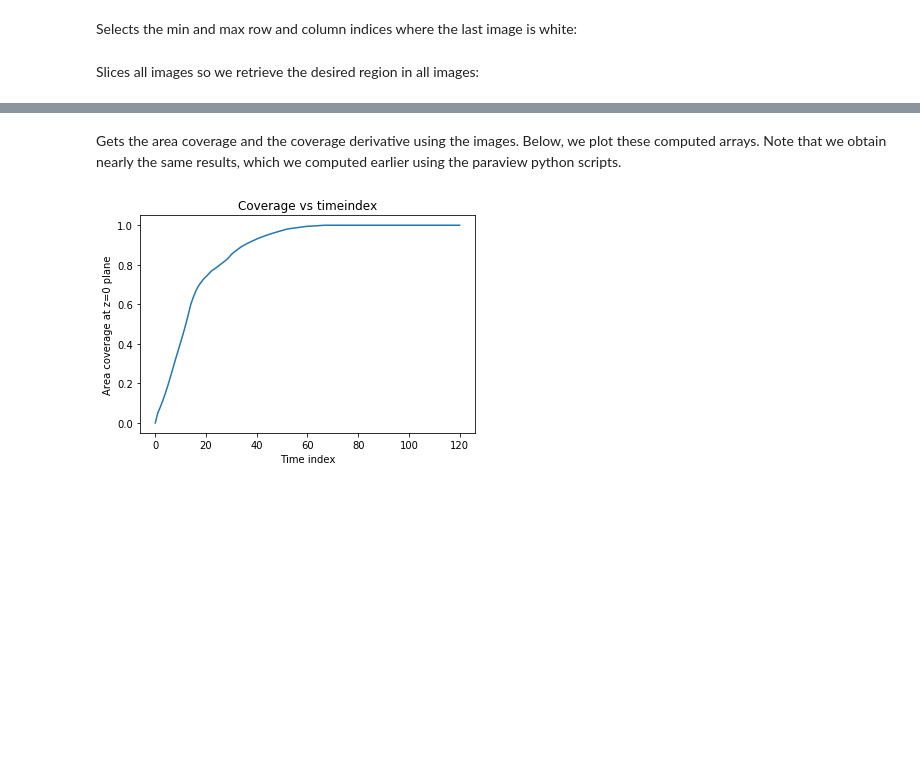
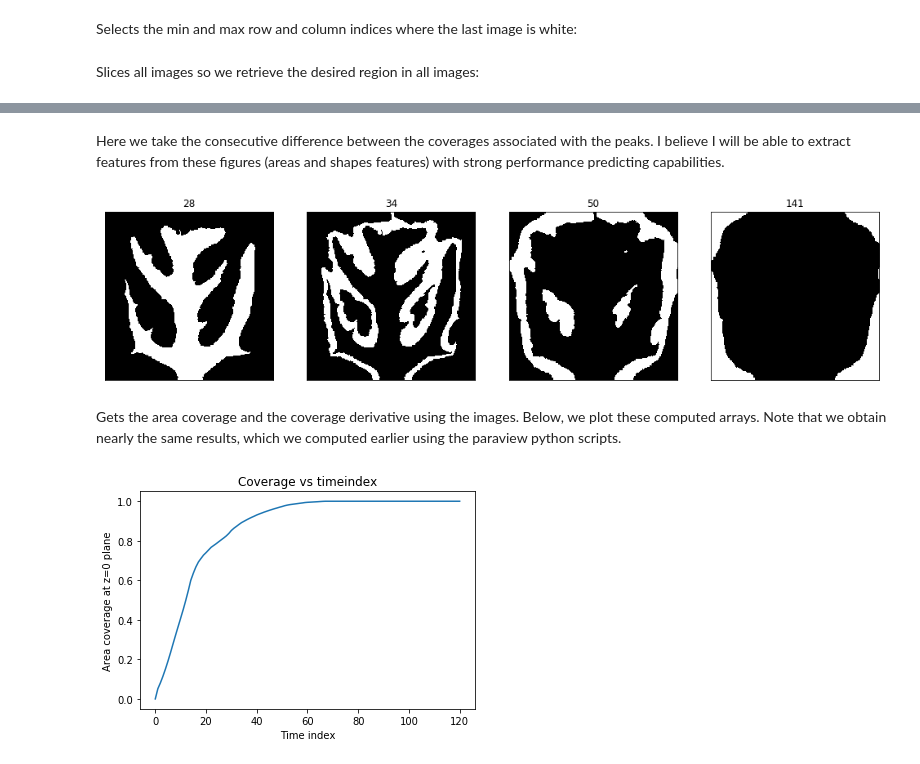
Before and after one commit to CaioMar/Venacao, a Jupyter notebook: Notebooks with analysis of simulation results/OpenCV analysis.ipynb, the cells around one changed output, grey strips where cells are left out. Cells and saved outputs as stored; diff of their text form; code cells hidden in the pictures; blank space fills up the shorter version.

```diff
--- a/Notebooks with analysis of simulation results/OpenCV analysis.ipynb
+++ b/Notebooks with analysis of simulation results/OpenCV analysis.ipynb
@@ -47,3 +54,36 @@ plt.show()
+# %% [markdown]
+Here we take the consecutive difference between the coverages associated with the peaks. I believe I will be able to extract features from these figures (areas and shapes features) with strong performance predicting capabilities.
+# %%
+titles = ['28','34','50',str(len(imgs))]
+imindx = [28,34,50]
+totalfigures = len(imindx)+1
+areas = []
+
+fig = plt.figure(figsize=(17,5))
+for i,im in enumerate(imindx):
+    if (i > 0):
+        areas += [np.array(imgs[im]-imgs[imindx[i-1]])/np.array(imgs[im]-imgs[imindx[i-1]]).max()]
+        plt.subplot(1,totalfigures,i+1),plt.imshow(areas[-1],'gray')
+        #plt.subplot(1,totalfigures,i+1),plt.imshow(imgs[im]-imgs[imindx[i-1]],'gray')
+        plt.title(titles[i])
+        plt.xticks([]),plt.yticks([])
+        #areas += [imgs[im]-imgs[imindx[i-1]]]
+    else:
+        areas += [np.array(imgs[im])/np.array(imgs[im]).max()]
+        plt.subplot(1,totalfigures,i+1),plt.imshow(areas[-1],'gray')
+        #plt.subplot(1,totalfigures,i+1),plt.imshow(imgs[im],'gray')
+        plt.title(titles[i])
+        plt.xticks([]),plt.yticks([])
+        #areas += [imgs[im]]
+areas += [np.array(imgs[imindx[-1]]*(-1)+255)/np.array(imgs[imindx[-1]]*(-1)+255).max()]
+plt.subplot(1,totalfigures,totalfigures),plt.imshow(areas[-1],'gray')
+#plt.subplot(1,totalfigures,totalfigures),plt.imshow(imgs[imindx[-1]]*(-1)+1,'gray')
+#areas += [imgs[imindx[-1]]*(-1)+1]
+plt.title(titles[-1])
+plt.xticks([]),plt.yticks([])
+plt.show()
+# %% [output]
+[figure, added]
 # %% [markdown]
 Gets the area coverage and the coverage derivative using the images. Below, we plot these computed arrays. Note that we obtain nearly the same results, which we computed earlier using the paraview python scripts.
 # %%
```
Also changed, not shown: parts of 8 cells of this notebook, 1 other file.
